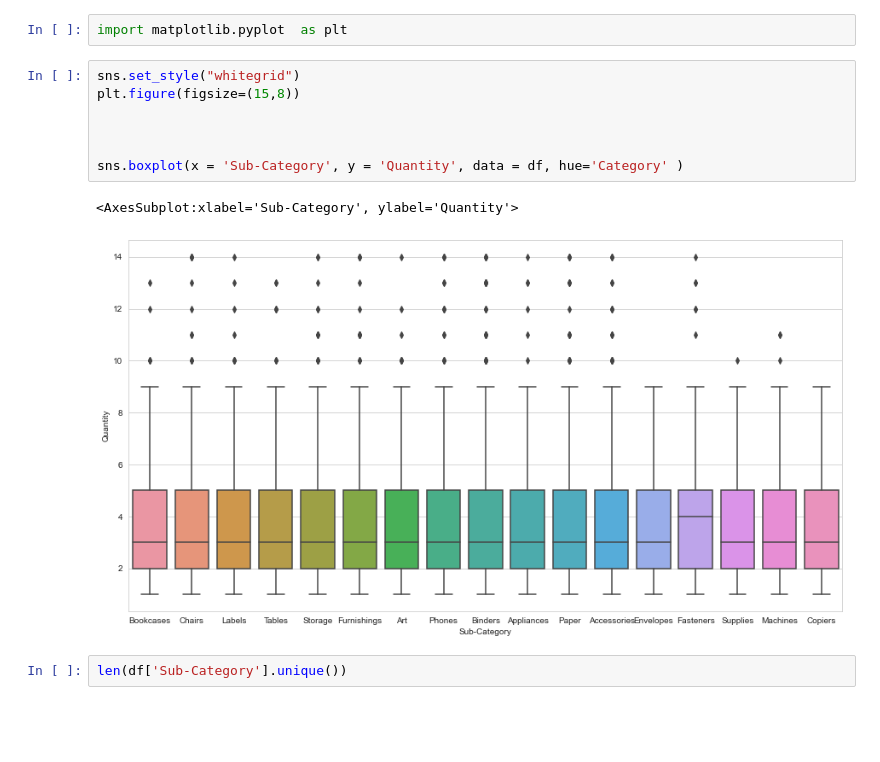
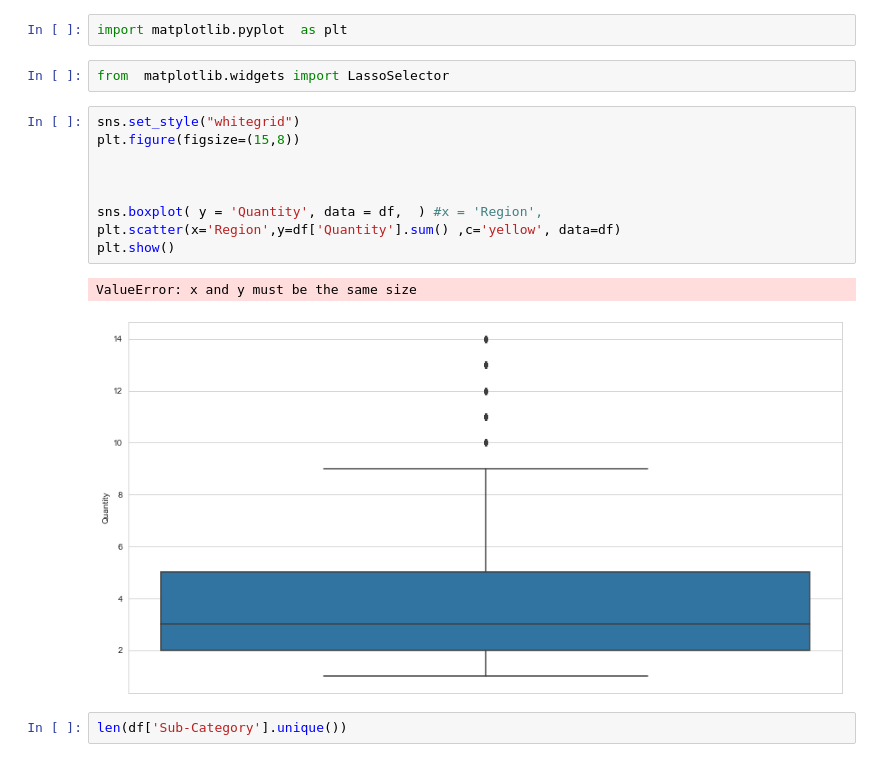
Before and after one commit to ACES-SDG/my_practice, a Jupyter notebook: interpretered/Untitled1.ipynb, the cells around one changed output. Saved outputs shown, nothing was run; the diff lists cells and outputs as text; blank space fills up the shorter version.

```diff
--- a/interpretered/Untitled1.ipynb
+++ b/interpretered/Untitled1.ipynb
@@ -817,15 +830,19 @@ import seaborn as sns
 # %%
 import matplotlib.pyplot  as plt
+# %%
+from  matplotlib.widgets import LassoSelector
 # %%
 sns.set_style("whitegrid")
 plt.figure(figsize=(15,8))
 
 
 
-sns.boxplot(x = 'Sub-Category', y = 'Quantity', data = df, hue='Category' )
+sns.boxplot( y = 'Quantity', data = df,  ) #x = 'Region',
+plt.scatter(x='Region',y=df['Quantity'].sum() ,c='yellow', data=df)
+plt.show()
 # %% [output]
-<AxesSubplot:xlabel='Sub-Category', ylabel='Quantity'>
+ValueError: x and y must be the same size
-[figure, old version]
+[figure, new version]
 # %%
 len(df['Sub-Category'].unique())
 # %% [output]
```
Also changed, not shown: parts of 5 cells of this notebook, 5 other files.
